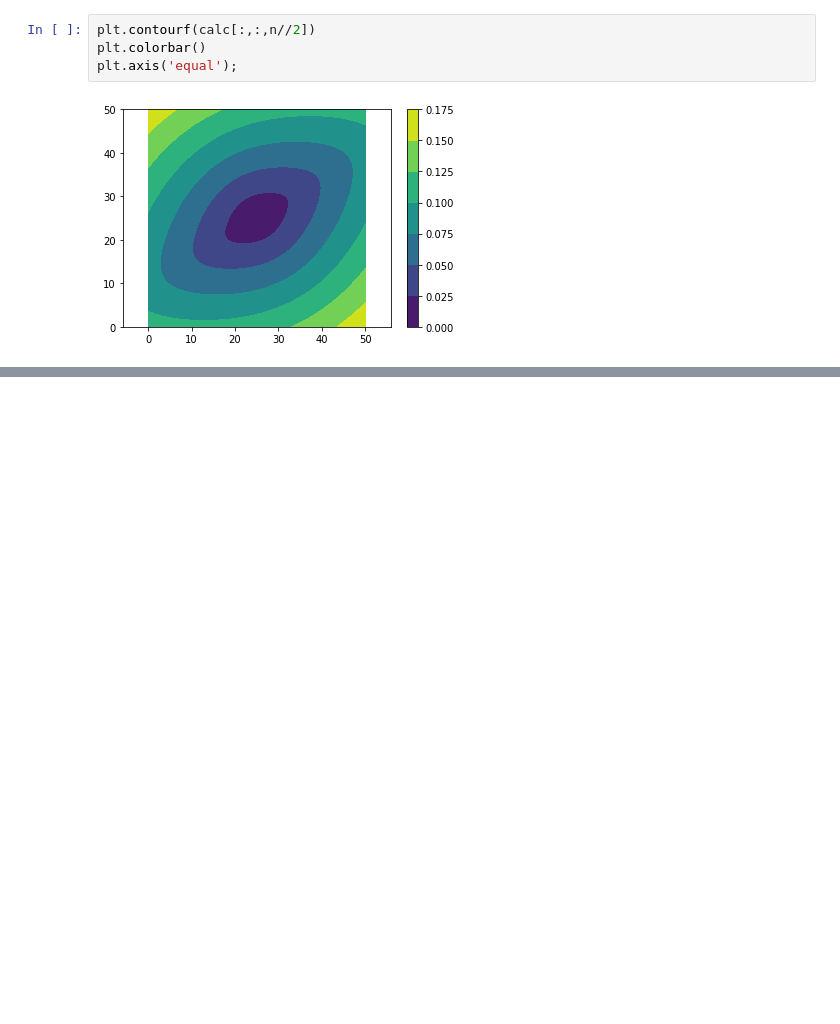
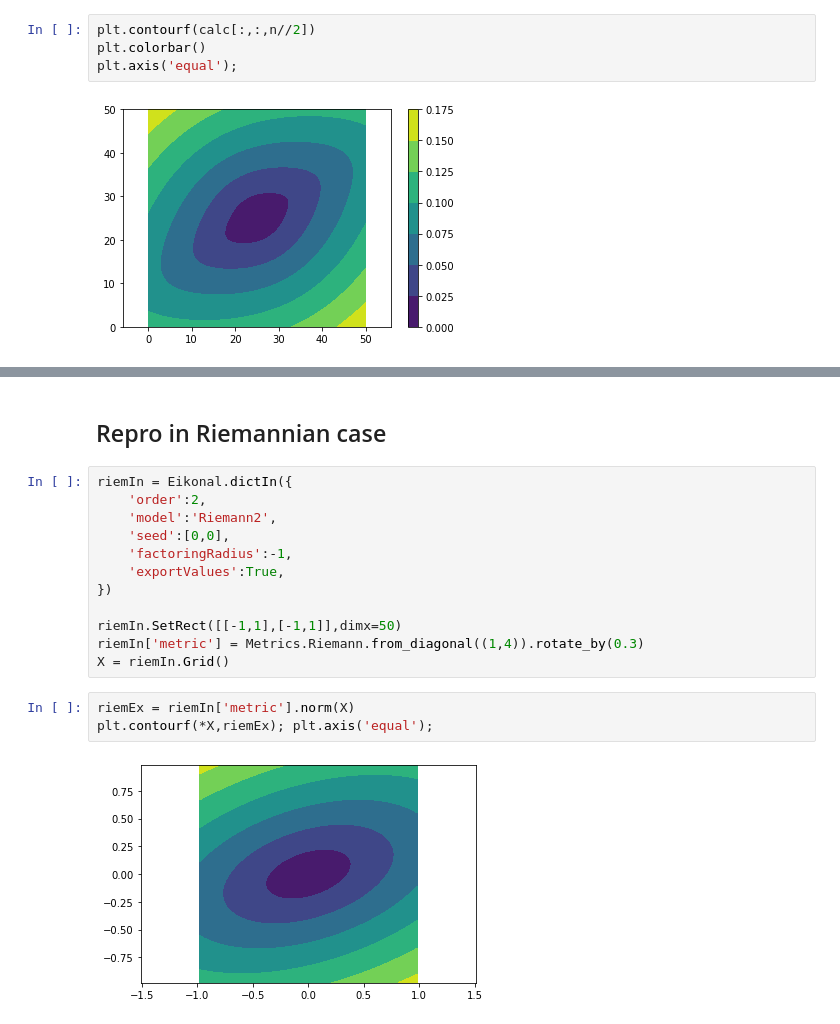
Before and after one commit to Mirebeau/AdaptiveGridDiscretizations, a Jupyter notebook: Notebooks_FMM/InPreparation/probleme_eulerien.ipynb, the cells around one changed output, grey strips where cells are left out. Drawn from its saved outputs; the diff is of its cells as text; blank space fills up the shorter version.

```diff
--- a/Notebooks_FMM/InPreparation/probleme_eulerien.ipynb
+++ b/Notebooks_FMM/InPreparation/probleme_eulerien.ipynb
@@ -282,0 +280,19 @@ np.sqrt(((exact-calc)**2).sum() / (exact**2).sum())
+# %% [markdown]
+## Repro in Riemannian case
+# %%
+riemIn = Eikonal.dictIn({
+    'order':2,
+    'model':'Riemann2',
+    'seed':[0,0],
+    'factoringRadius':-1,
+    'exportValues':True,
+})
+
+riemIn.SetRect([[-1,1],[-1,1]],dimx=50)
+riemIn['metric'] = Metrics.Riemann.from_diagonal((1,4)).rotate_by(0.3)
+X = riemIn.Grid()
+# %%
+riemEx = riemIn['metric'].norm(X)
+plt.contourf(*X,riemEx); plt.axis('equal');
+# %% [output]
+[figure, added]
```
Also changed, not shown: parts of 5 cells of this notebook, 30 other files.
